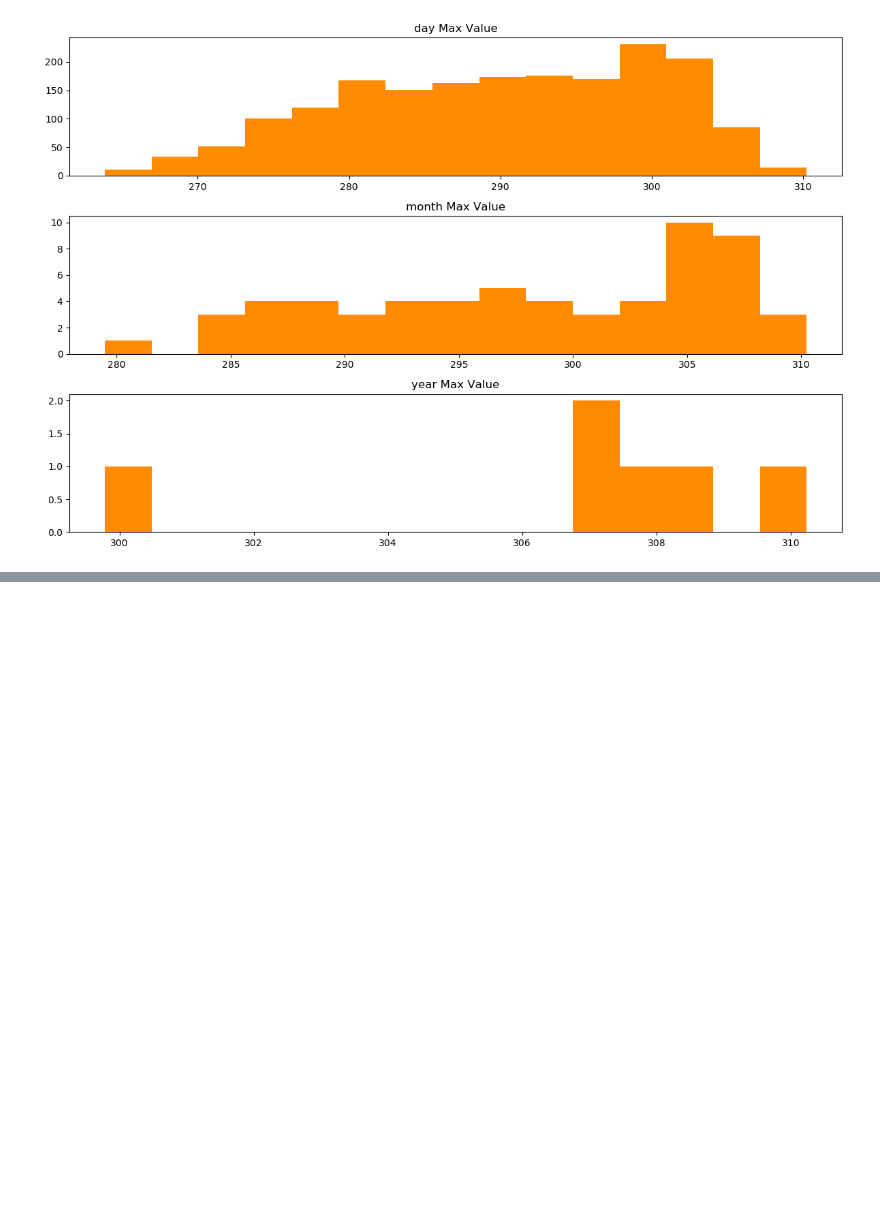
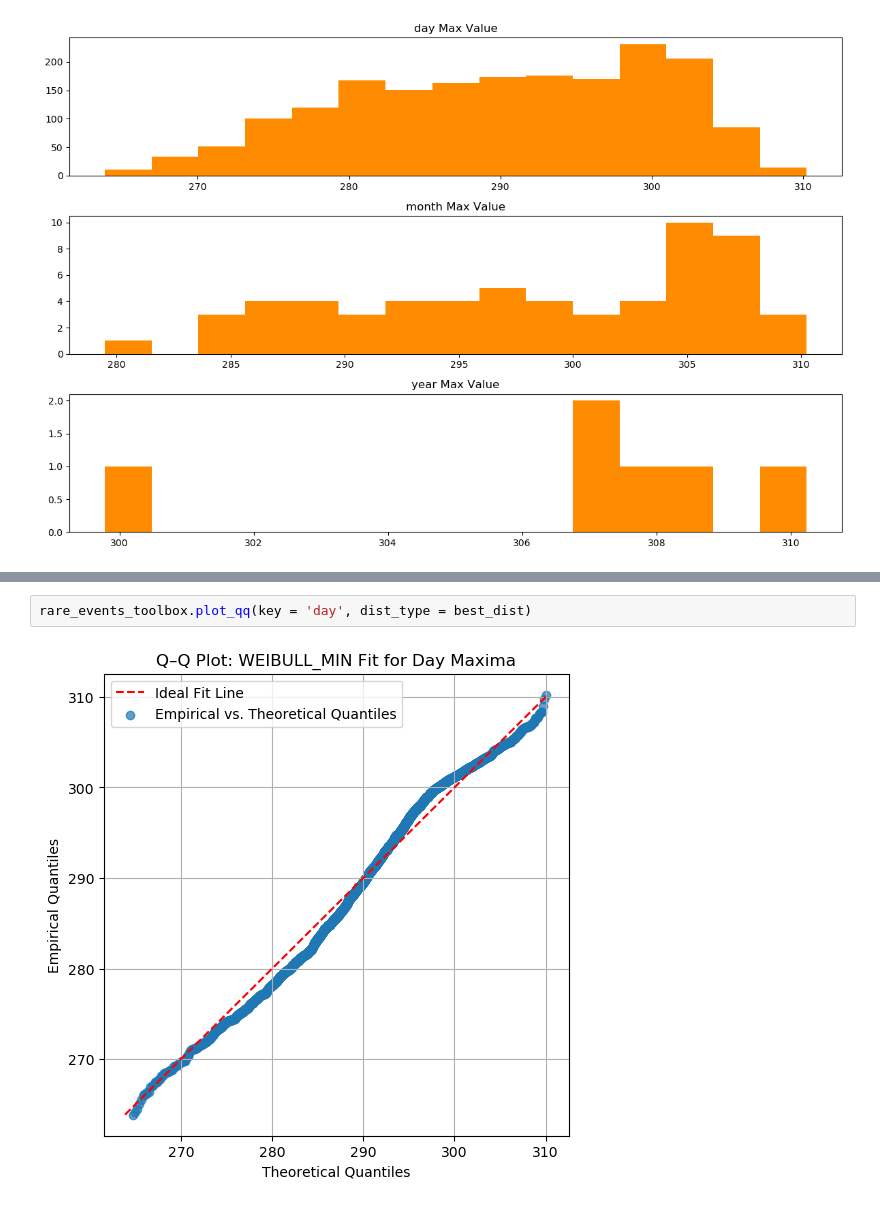
Before and after one commit to PieroPaialungaAI/RareEvents, a Jupyter notebook: rare_events_notebook.ipynb, the cells around one changed output, grey strips where cells are left out. Drawn from its saved outputs; the diff is of its cells as text; blank space fills up the shorter version.

```diff
--- a/rare_events_notebook.ipynb
+++ b/rare_events_notebook.ipynb
@@ -64,0 +54,4 @@ AttributeError: 'RareEventsToolbox' object has no attribute 'plot_fitted_distrib
+# %%
+rare_events_toolbox.plot_qq(key = 'day', dist_type = best_dist)
+# %% [output]
+[figure, added]
```
Also changed, not shown: parts of 3 cells of this notebook, 3 other files.
